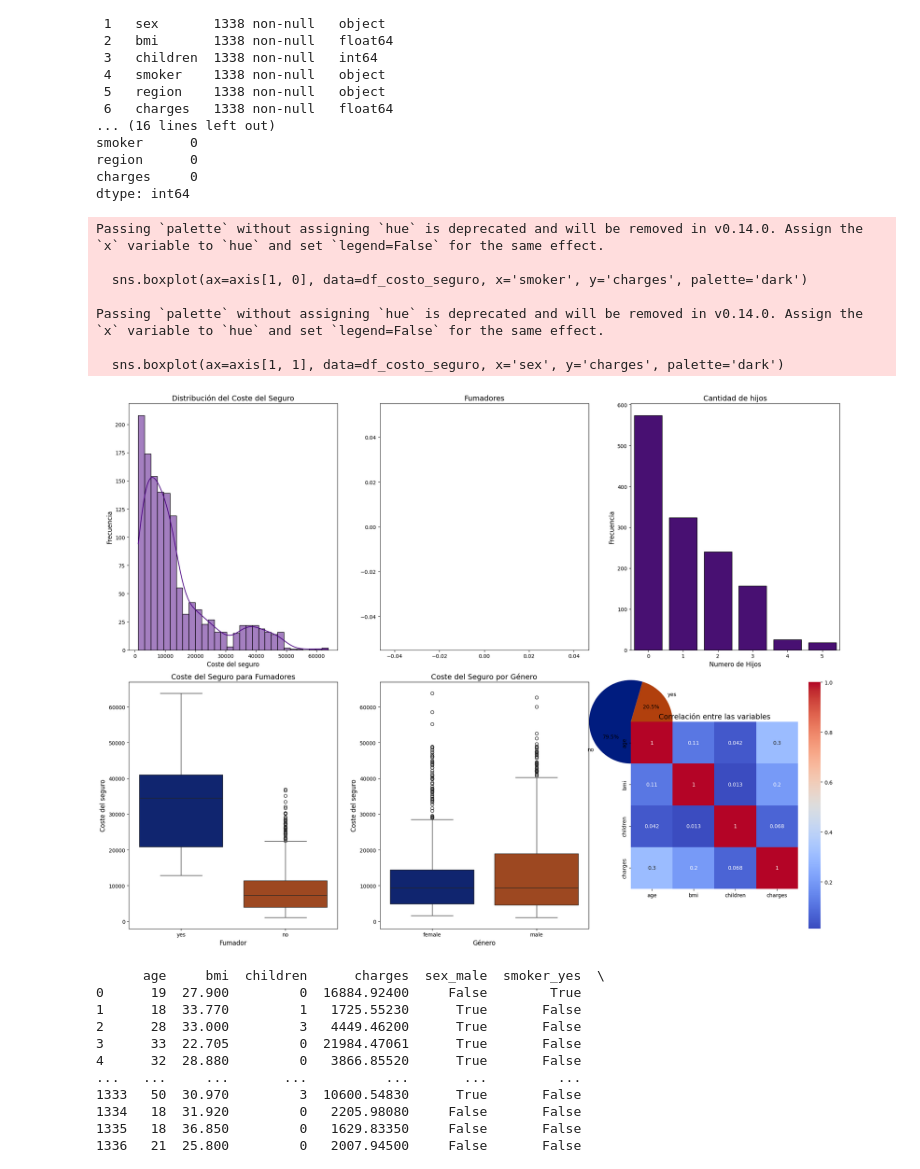
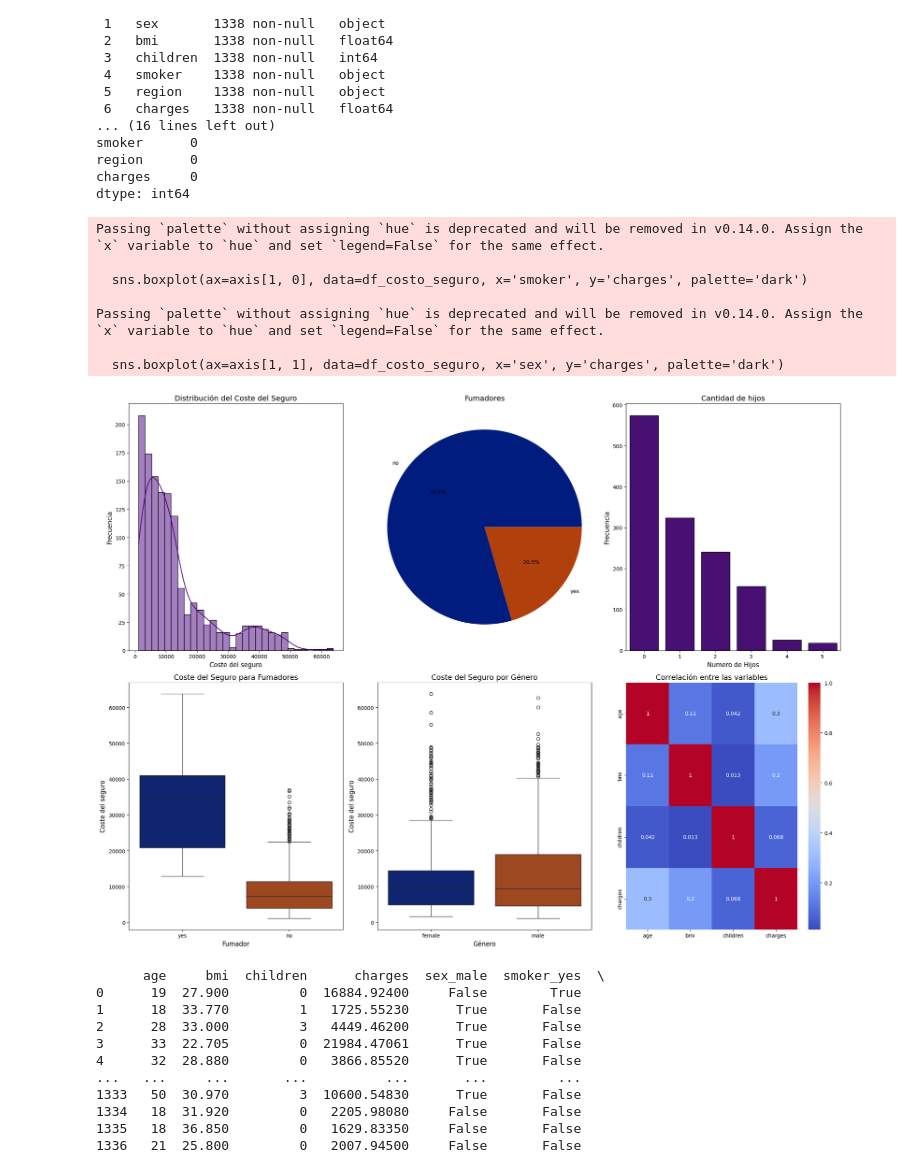
Before and after one commit to 4GeeksAcademy/NGB-91---Regresi-n-Lineal, a Jupyter notebook: src/explore.ipynb, the cells around one changed output. Drawn from its saved outputs; the diff is of its cells as text; code cells hidden in the pictures.

```diff
--- a/src/explore.ipynb
+++ b/src/explore.ipynb
@@ -63,7 +63,7 @@ axis[0, 0].set_ylabel("Frecuencia", fontsize=12)
 # Gráfico pastel de distribución de fumadores:
 
 fumadores = df_costo_seguro['smoker'].value_counts()
-plt.pie(fumadores,
+axis[0,1].pie(fumadores,
         labels=fumadores.index,
         autopct='%1.1f%%',
         colors=sns.color_palette('dark'))
@@ -80,34 +80,34 @@ axis[0, 2].set_ylabel("Frecuencia", fontsize=12)
 # Boxplot coste por fumador:
 
 sns.boxplot(ax=axis[1, 0], data=df_costo_seguro, x='smoker', y='charges', palette='dark')
 axis[1, 0].set_title("Coste del Seguro para Fumadores", fontsize=14)
 axis[1, 0].set_xlabel("Fumador", fontsize=12)
 axis[1, 0].set_ylabel("Coste del seguro", fontsize=12)
 
 # Boxplot coste por género:
 
 sns.boxplot(ax=axis[1, 1], data=df_costo_seguro, x='sex', y='charges', palette='dark')
 axis[1, 1].set_title("Coste del Seguro por Género", fontsize=14)
 axis[1, 1].set_xlabel("Género", fontsize=12)
 axis[1, 1].set_ylabel("Coste del seguro", fontsize=12)
 
 # Heatmap de correlación:
 
 correlacion = df_costo_seguro.corr(numeric_only=True)
 sns.heatmap(ax=axis[1, 2], data=correlacion, annot=True, cmap='coolwarm')
 axis[1, 2].set_title("Correlación entre las variables", fontsize=14)
 
 plt.tight_layout()
 plt.show()
 # %% [output]
 Passing `palette` without assigning `hue` is deprecated and will be removed in v0.14.0. Assign the `x` variable to `hue` and set `legend=False` for the same effect.
 
   sns.boxplot(ax=axis[1, 0], data=df_costo_seguro, x='smoker', y='charges', palette='dark')
 
 Passing `palette` without assigning `hue` is deprecated and will be removed in v0.14.0. Assign the `x` variable to `hue` and set `legend=False` for the same effect.
 
   sns.boxplot(ax=axis[1, 1], data=df_costo_seguro, x='sex', y='charges', palette='dark')
-[figure, old version]
+[figure, new version]
 # %%
 # PREPARACIÓN DE DATOS:
 
```
Also changed, not shown: 1 other file.
